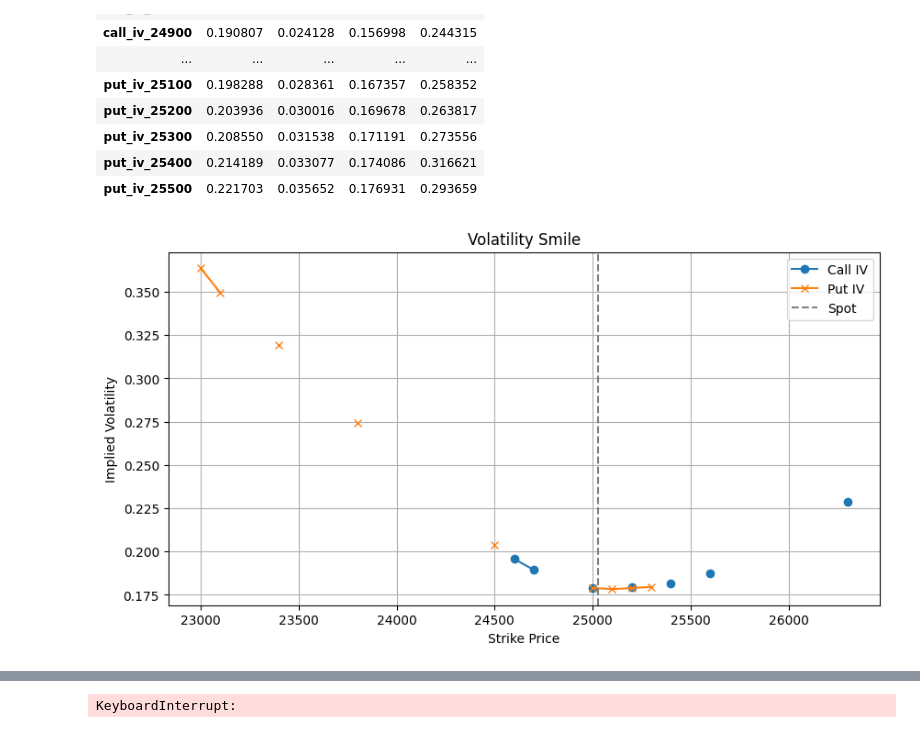
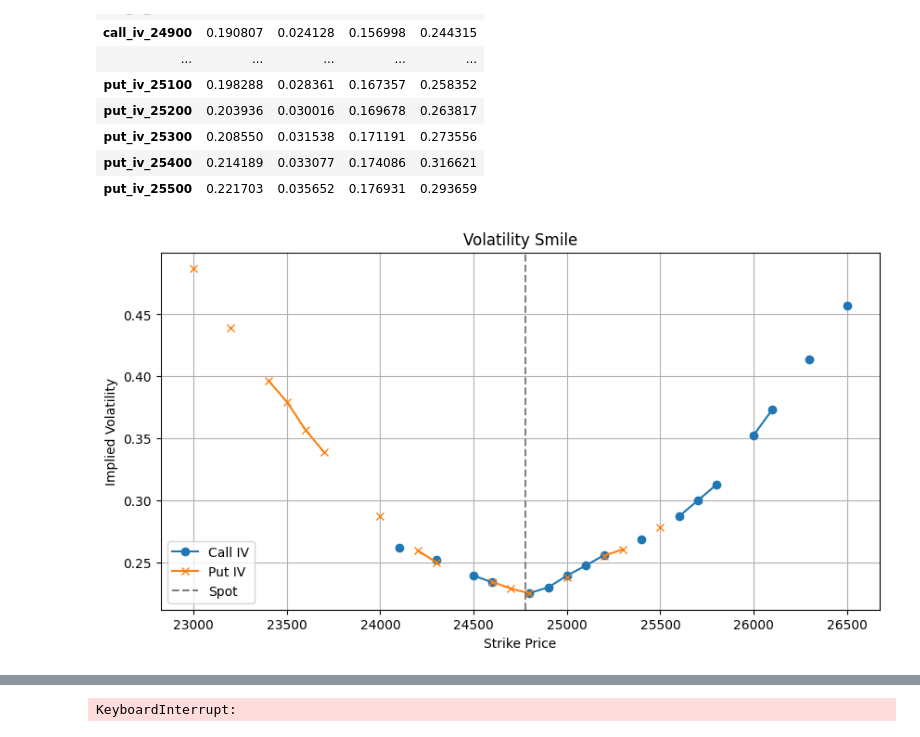
Before and after one commit to ag-arpitgoyal/nk-securities-research-hackathon-2025, a Jupyter notebook: help.ipynb, the cells around one changed output, grey strips where cells are left out. Saved outputs shown, nothing was run; the diff lists cells and outputs as text; code cells hidden in the pictures.

```diff
--- a/help.ipynb
+++ b/help.ipynb
@@ -80,26 +80,26 @@ train[call_iv_cols + put_iv_cols].describe().T[['mean', 'std', 'min', 'max']]
 # %%
 import matplotlib.pyplot as plt
 
-sample_row = train.iloc[5094]  # choose any row with good coverage
+sample_row = train.iloc[1121] # choose any row with good coverage
 
 call_strikes = [int(c.split('_')[-1]) for c in call_iv_cols]
 call_ivs = sample_row[call_iv_cols].values
 
 put_strikes = [int(c.split('_')[-1]) for c in put_iv_cols]
 put_ivs = sample_row[put_iv_cols].values
 
 plt.figure(figsize=(10, 5))
 plt.plot(call_strikes, call_ivs, label='Call IV', marker='o')
 plt.plot(put_strikes, put_ivs, label='Put IV', marker='x')
 plt.axvline(sample_row['underlying'], color='grey', linestyle='--', label='Spot')
 plt.title('Volatility Smile')
 plt.xlabel('Strike Price')
 plt.ylabel('Implied Volatility')
 plt.legend()
 plt.grid(True)
 plt.show()
 # %% [output]
-[figure, old version]
+[figure, new version]
 # %%
 import seaborn as sns
 
```
Also changed, not shown: parts of 1 cell of this notebook, 3 other files.
